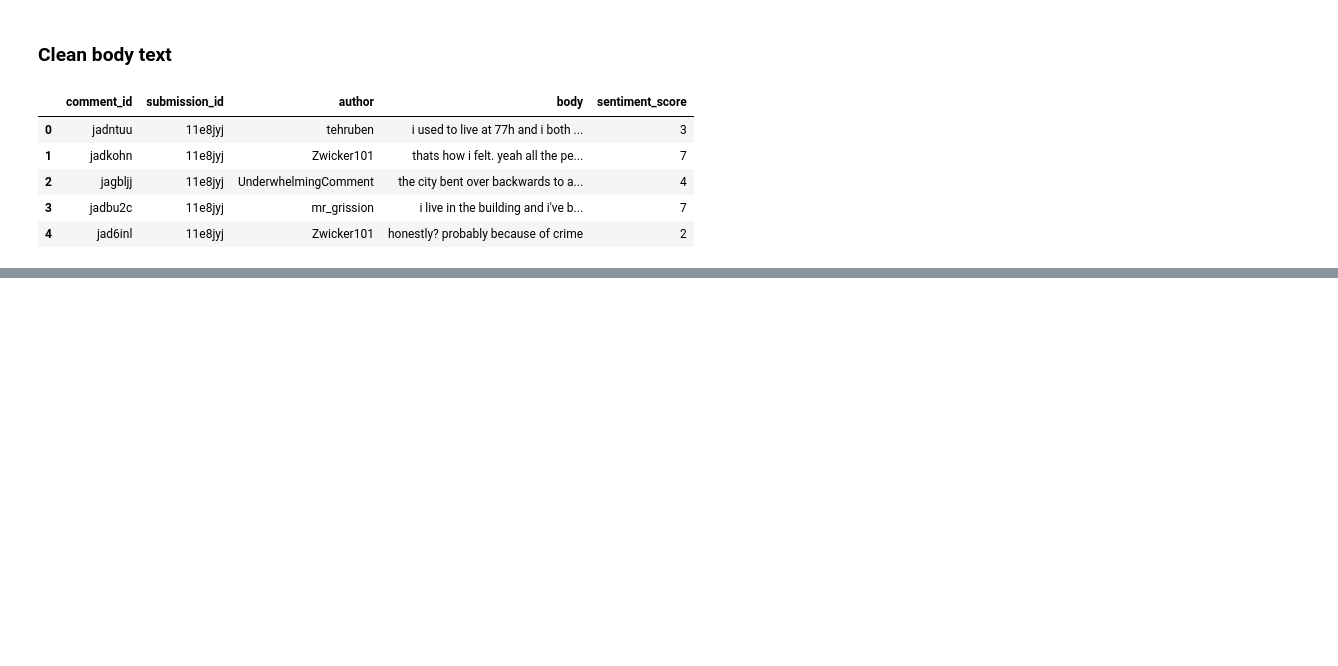
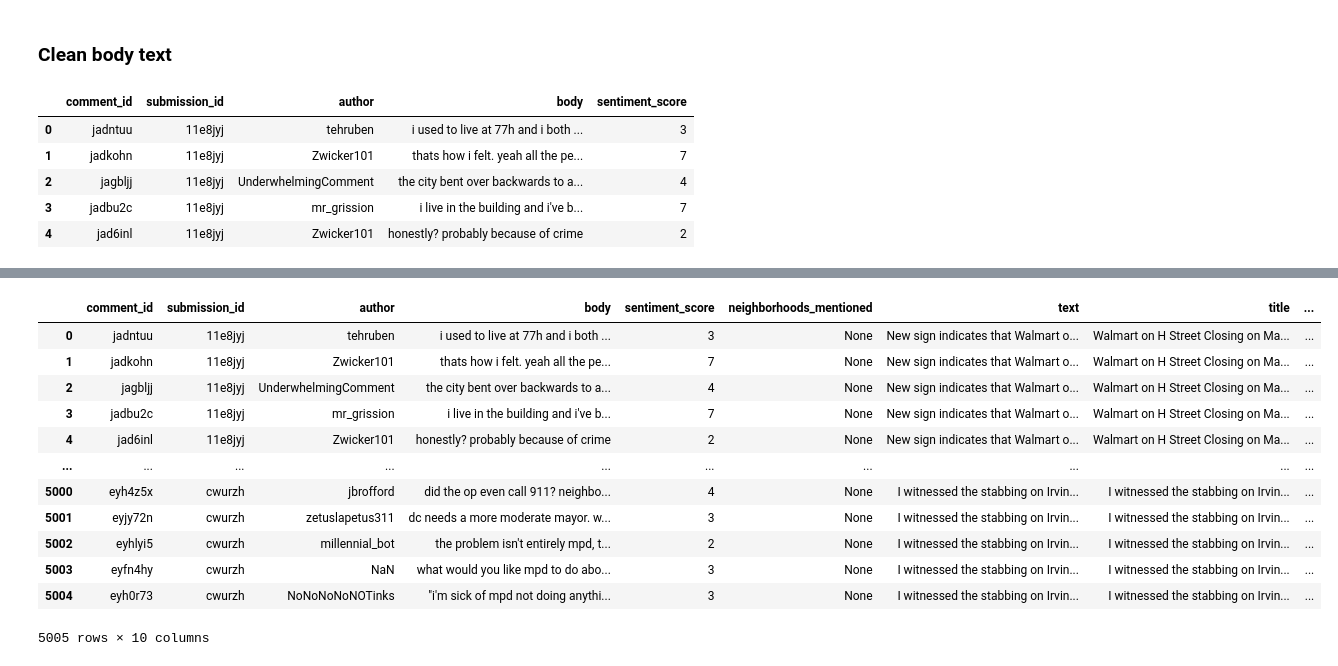
Before and after one commit to rebeccalwagner/PPOL_5203_FinalProject, a Jupyter notebook: files/analysis/neighborhood_matching.ipynb, the cells around one changed output, grey strips where cells are left out. Saved outputs shown, nothing was run; the diff lists cells and outputs as text; code cells hidden in the pictures; blank space fills up the shorter version.

```diff
--- a/files/analysis/neighborhood_matching.ipynb
+++ b/files/analysis/neighborhood_matching.ipynb
@@ -117,0 +143,6 @@ coded_selected_columns[[isinstance(x, type(None)) for x in coded_selected_column
+# %%
+merge_threads["title_text"] = merge_threads["title"] + " " + merge_threads["text"] # combine title and submission body
+# %%
+merge_threads["title_text"] = [str(x).lower() for x in merge_threads["title_text"]] # make lowercase for matching
+# %%
+merge_threads["title_text"] = [x.replace('\n',' ') for x in merge_threads["title_text"]] # remove newline characters
@@ -117,0 +158,18 @@ coded_selected_columns[[isinstance(x, type(None)) for x in coded_selected_column
+# %%
+merge_threads['neighborhoods_mentioned_submission'] = merge_threads['title_text'].apply(get_neighborhoods)
+# %%
+merge_threads
+# %% [output]
+|  | comment_id | submission_id | author | body | sentiment_score | neighborhoods_mentioned | text | title | ... |
+| 0 | jadntuu | 11e8jyj | tehruben | i used to live at 77h and i both ... | 3 | None | New sign indicates that Walmart o... | Walmart on H Street Closing on Ma... | ... |
+| 1 | jadkohn | 11e8jyj | Zwicker101 | thats how i felt. yeah all the pe... | 7 | None | New sign indicates that Walmart o... | Walmart on H Street Closing on Ma... | ... |
+| 2 | jagbljj | 11e8jyj | UnderwhelmingComment | the city bent over backwards to a... | 4 | None | New sign indicates that Walmart o... | Walmart on H Street Closing on Ma... | ... |
+| 3 | jadbu2c | 11e8jyj | mr_grission | i live in the building and i've b... | 7 | None | New sign indicates that Walmart o... | Walmart on H Street Closing on Ma... | ... |
+| 4 | jad6inl | 11e8jyj | Zwicker101 | honestly? probably because of crime | 2 | None | New sign indicates that Walmart o... | Walmart on H Street Closing on Ma... | ... |
+| ... | ... | ... | ... | ... | ... | ... | ... | ... | ... |
+| 5000 | eyh4z5x | cwurzh | jbrofford | did the op even call 911? neighbo... | 4 | None | I witnessed the stabbing on Irvin... | I witnessed the stabbing on Irvin... | ... |
+| 5001 | eyjy72n | cwurzh | zetuslapetus311 | dc needs a more moderate mayor. w... | 3 | None | I witnessed the stabbing on Irvin... | I witnessed the stabbing on Irvin... | ... |
+| 5002 | eyhlyi5 | cwurzh | millennial_bot | the problem isn't entirely mpd, t... | 2 | None | I witnessed the stabbing on Irvin... | I witnessed the stabbing on Irvin... | ... |
+| 5003 | eyfn4hy | cwurzh | NaN | what would you like mpd to do abo... | 3 | None | I witnessed the stabbing on Irvin... | I witnessed the stabbing on Irvin... | ... |
+| 5004 | eyh0r73 | cwurzh | NoNoNoNoNOTinks | "i'm sick of mpd not doing anythi... | 3 | None | I witnessed the stabbing on Irvin... | I witnessed the stabbing on Irvin... | ... |
+5005 rows × 10 columns
```
Also changed, not shown: parts of 21 cells of this notebook.
